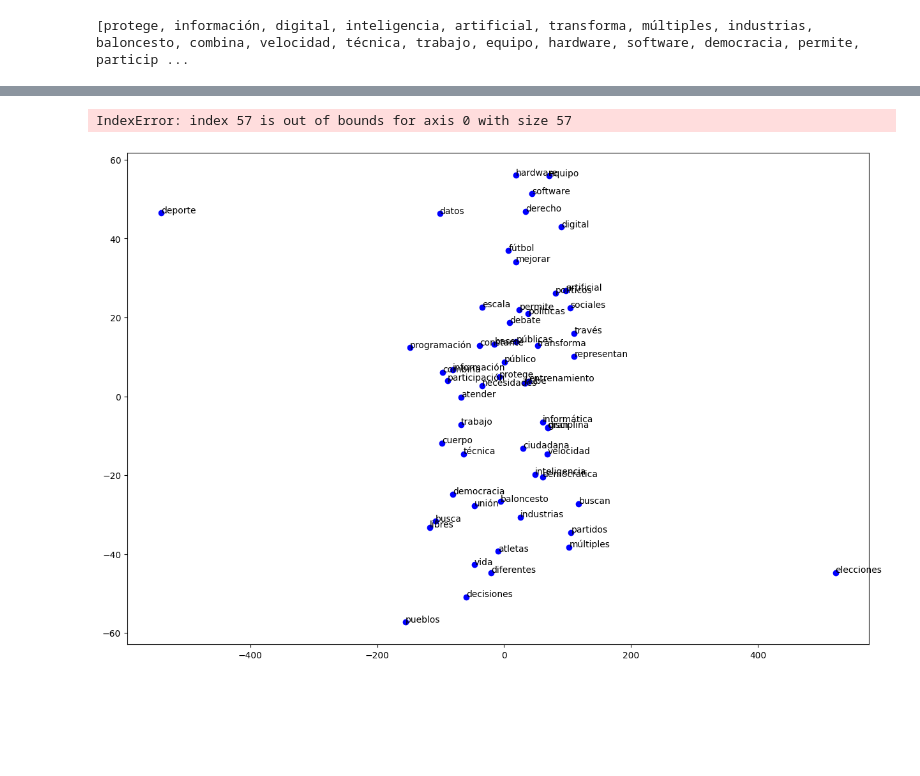
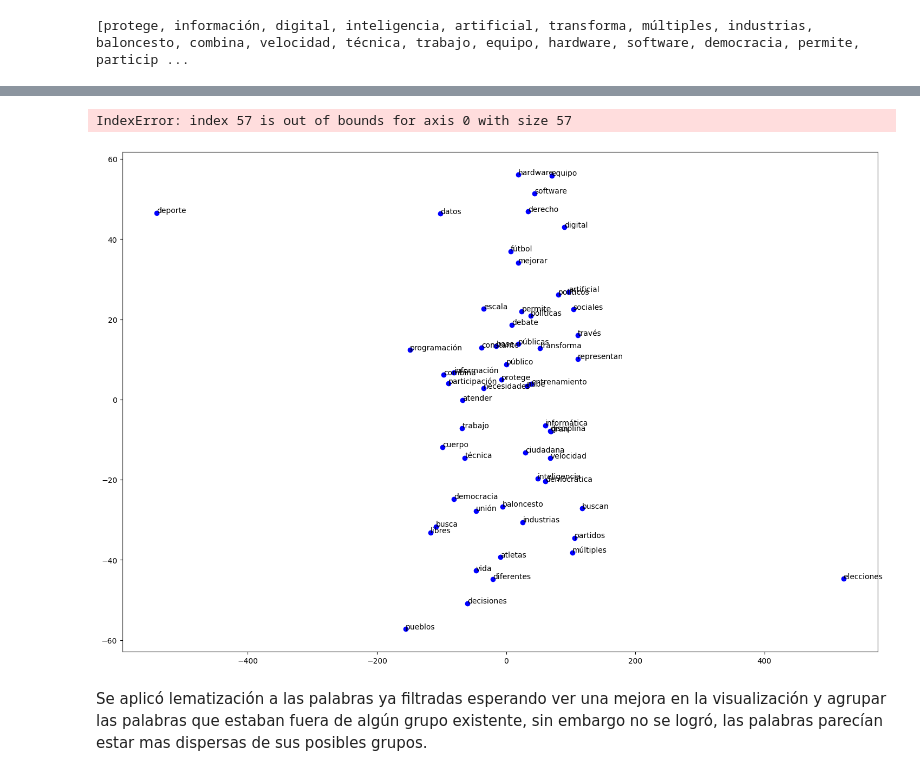
Before and after one commit to LailaBulh/Procesamiento_Lenguaje_Natural, a Jupyter notebook: Embeddings.ipynb, the cells around one changed output, grey strips where cells are left out. Drawn from its saved outputs; the diff is of its cells as text; code cells hidden in the pictures; blank space fills up the shorter version.

```diff
--- a/Embeddings.ipynb
+++ b/Embeddings.ipynb
@@ -350,13 +352,15 @@ print(X_2d_2)
 # %%
 ### Crear visualización
 
-plt.figure(figsize= (15,10))
+plt.figure(figsize= (18,12))
 for i, palabra in enumerate(palabras_filtradas):
   x, y = X_2d_2[i, 0], X_2d[i, 1]
   plt.scatter(x, y, c= 'blue')
   plt.text(x+0.05, y+0.05, palabra, fontsize= 10)
 
 plt.show()
 # %% [output]
 IndexError: index 57 is out of bounds for axis 0 with size 57
-[figure, old version]
+[figure, new version]
+# %% [markdown]
+Se aplicó lematización a las palabras ya filtradas esperando ver una mejora en la visualización y agrupar las palabras que estaban fuera de algún grupo existente, sin embargo no se logró, las palabras parecían estar mas dispersas de sus posibles grupos.
```
Also changed, not shown: parts of 3 cells of this notebook.
